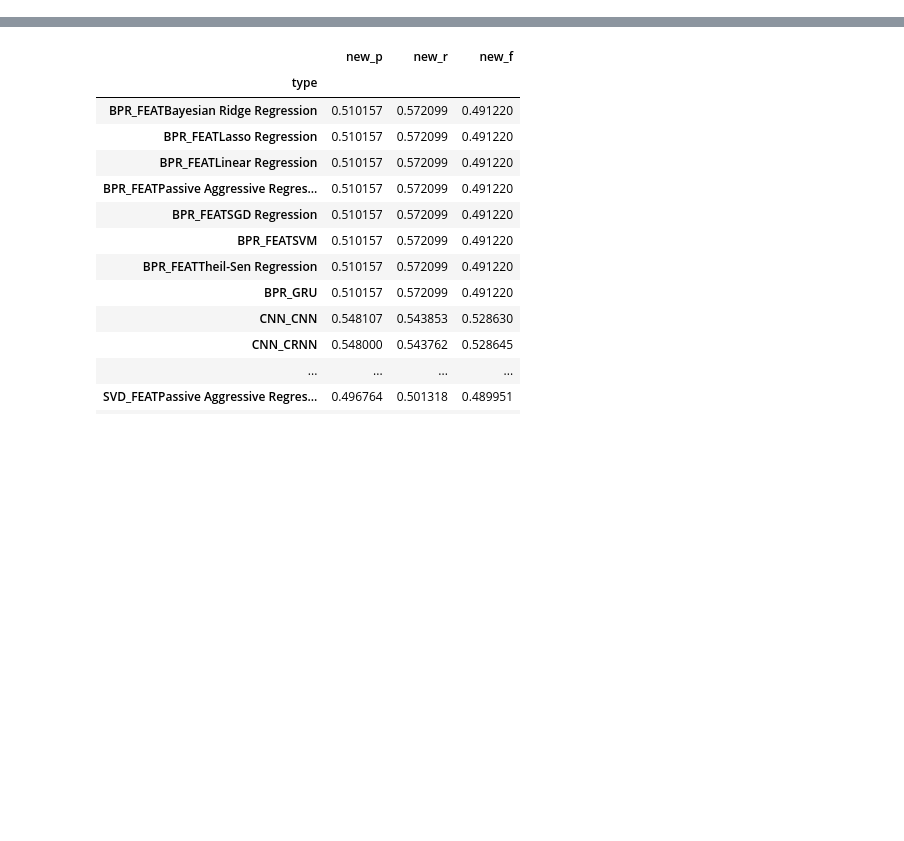
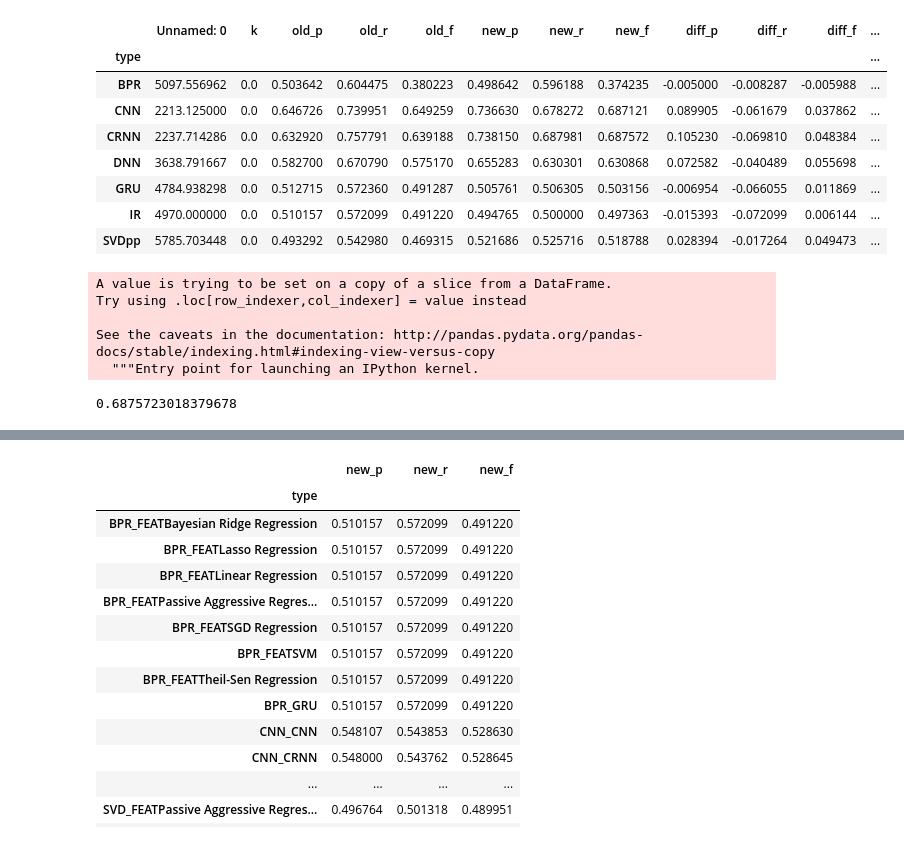
Before and after one commit to shraga89/DSMA, a Jupyter notebook: results/Untitled.ipynb, the cells around one changed output, grey strips where cells are left out. Cells and saved outputs as stored; diff of their text form; code cells hidden in the pictures; blank space fills up the shorter version.

```diff
--- a/results/Untitled.ipynb
+++ b/results/Untitled.ipynb
@@ -86,0 +68,20 @@ res_adapt
+# %%
+res_adapt['new_f_max'] = res_adapt.groupby(['pair', 'type'])['new_f'].transform(max)
+clean_a = res_adapt[res_adapt['new_f_max'] == res_adapt['new_f']]
+clean_a.groupby('type').mean()
+# res_adapt['diff_f_max'] = res_adapt.groupby(['pair'])['diff_f'].transform(max)
+# clean_a = res_adapt[res_adapt['diff_f_max'] == res_adapt['diff_f']]
+# clean_a.groupby('type').mean()
+# clean_a.groupby('type').mean()
+# grouped = clean_a[clean_a['type'] == 'CNN'].groupby(['type', 'pair']).mean().reset_index()
+# grouped.sort_values('diff_f', ascending=False)
+# %% [output]
+|  | Unnamed: 0 | k | old_p | old_r | old_f | new_p | new_r | new_f | diff_p | diff_r | diff_f | ... |
+| type |  |  |  |  |  |  |  |  |  |  |  | ... |
+| BPR | 5097.556962 | 0.0 | 0.503642 | 0.604475 | 0.380223 | 0.498642 | 0.596188 | 0.374235 | -0.005000 | -0.008287 | -0.005988 | ... |
+| CNN | 2213.125000 | 0.0 | 0.646726 | 0.739951 | 0.649259 | 0.736630 | 0.678272 | 0.687121 | 0.089905 | -0.061679 | 0.037862 | ... |
+| CRNN | 2237.714286 | 0.0 | 0.632920 | 0.757791 | 0.639188 | 0.738150 | 0.687981 | 0.687572 | 0.105230 | -0.069810 | 0.048384 | ... |
+| DNN | 3638.791667 | 0.0 | 0.582700 | 0.670790 | 0.575170 | 0.655283 | 0.630301 | 0.630868 | 0.072582 | -0.040489 | 0.055698 | ... |
+| GRU | 4784.938298 | 0.0 | 0.512715 | 0.572360 | 0.491287 | 0.505761 | 0.506305 | 0.503156 | -0.006954 | -0.066055 | 0.011869 | ... |
+| IR | 4970.000000 | 0.0 | 0.510157 | 0.572099 | 0.491220 | 0.494765 | 0.500000 | 0.497363 | -0.015393 | -0.072099 | 0.006144 | ... |
+| SVDpp | 5785.703448 | 0.0 | 0.493292 | 0.542980 | 0.469315 | 0.521686 | 0.525716 | 0.518788 | 0.028394 | -0.017264 | 0.049473 | ... |
@@ -86,0 +90,8 @@ res_adapt
+# %%
+CRNN_adapt['new_f_max'] = CRNN_adapt.groupby(['pair'])['new_f'].transform(max)
+# %% [output]
+A value is trying to be set on a copy of a slice from a DataFrame.
+Try using .loc[row_indexer,col_indexer] = value instead
+
+See the caveats in the documentation: http://pandas.pydata.org/pandas-docs/stable/indexing.html#indexing-view-versus-copy
+  """Entry point for launching an IPython kernel.
@@ -87,3 +100,7 @@ res_adapt
+# %%
+CRNN_adapt_max['new_f'].mean()
+# %% [output]
+0.6875723018379678
 # %%
 res_adapt_eval['pred_e_max'] = res_adapt_eval.groupby(['instance','type'])['real_e'].transform(max)
 res_adapt_eval['k_max'] = res_adapt_eval.groupby(['instance','type'])['k'].transform(max)
```
Also changed, not shown: parts of 8 cells of this notebook, 1 other file.
